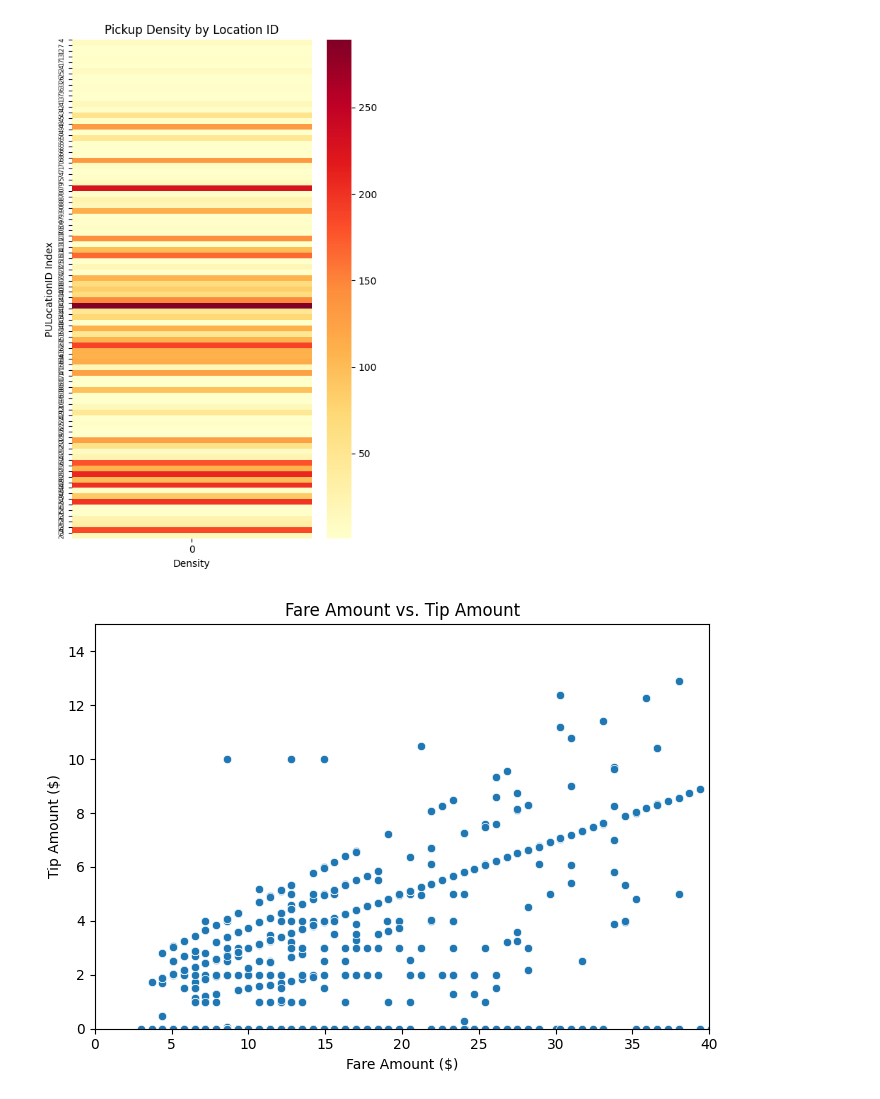
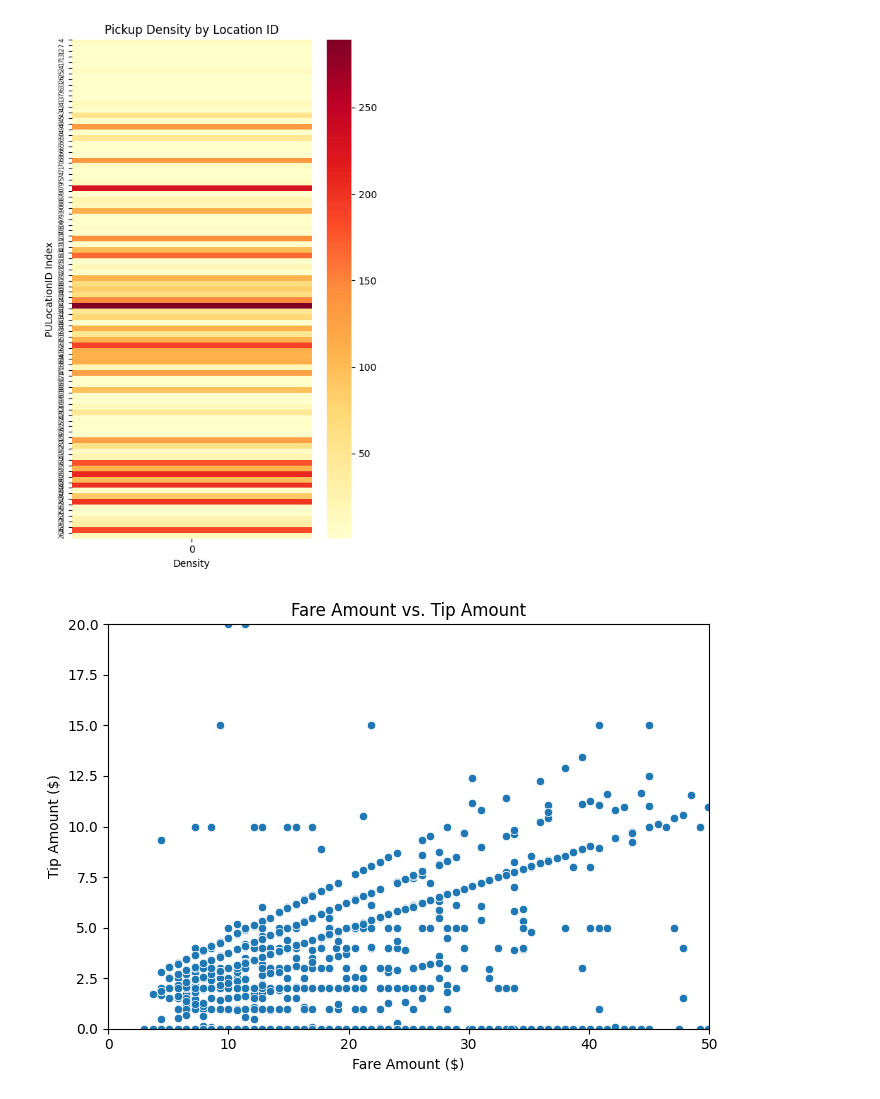
Before and after one commit to ameny32/Clustering-K-Means-and-t-SNE, a Jupyter notebook: charts.ipynb, the cells around one changed output. Saved outputs shown, nothing was run; the diff lists cells and outputs as text; code cells hidden in the pictures.

```diff
--- a/charts.ipynb
+++ b/charts.ipynb
@@ -58,17 +58,17 @@ plt.show()
 # %%
 # 3. Scatter plot of fare amount vs. tip amount
 
 plt.figure(figsize=(7,5))
-sns.scatterplot(x='fare_amount', y='tip_amount', data=df.sample(1000, random_state=0))
+sns.scatterplot(x='fare_amount', y='tip_amount', data=df.sample(2000, random_state=0))
 plt.title('Fare Amount vs. Tip Amount')
 plt.xlabel('Fare Amount ($)')
 plt.ylabel('Tip Amount ($)')
-plt.xlim(0, 40)
-plt.ylim(0, 15)
+plt.xlim(0, 50)
+plt.ylim(0, 20)
 plt.tight_layout()
 plt.show()
 # %% [output]
-[figure, old version]
+[figure, new version]
 # %%
 # Ensure required features exist
 
```
Also changed, not shown: parts of 4 cells of this notebook, 3 other files.
